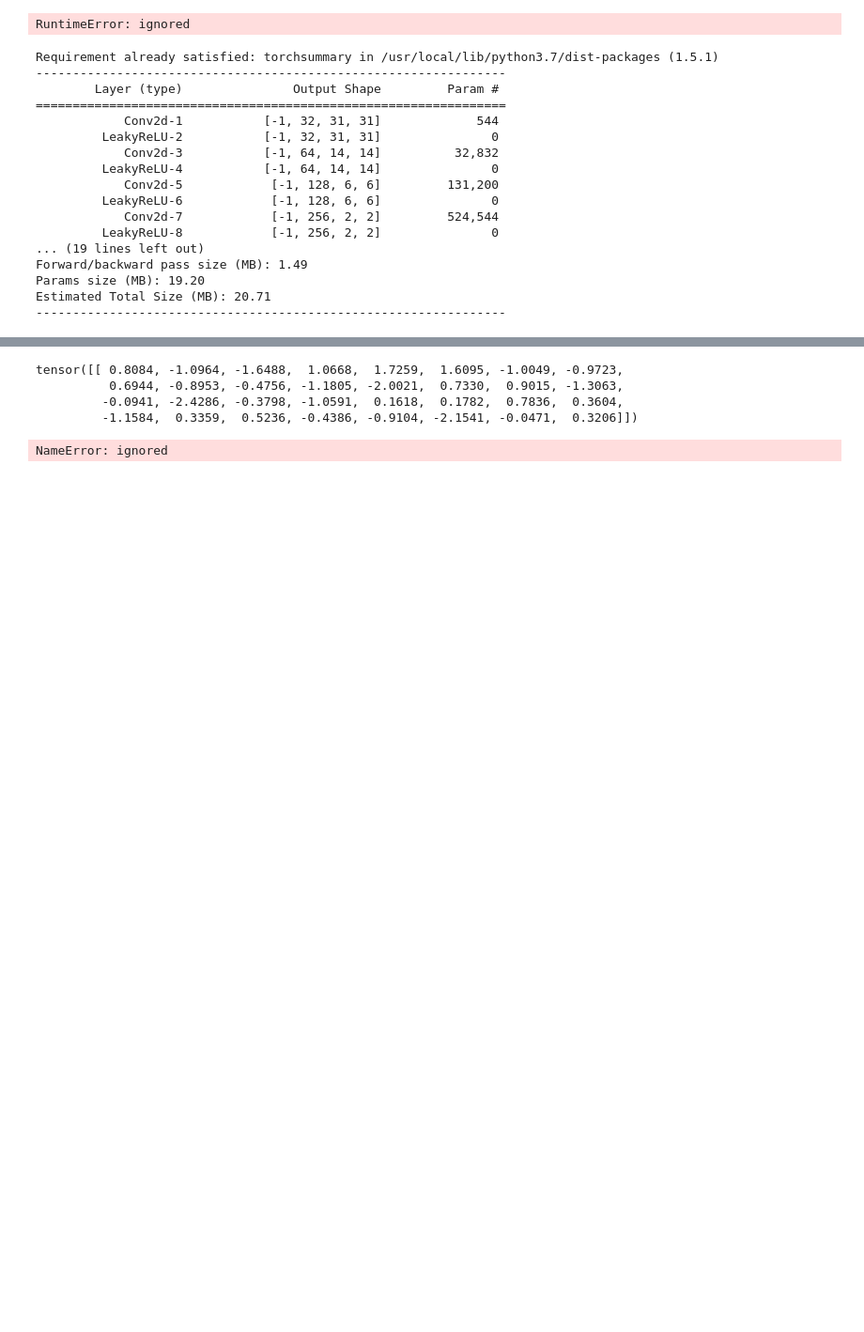
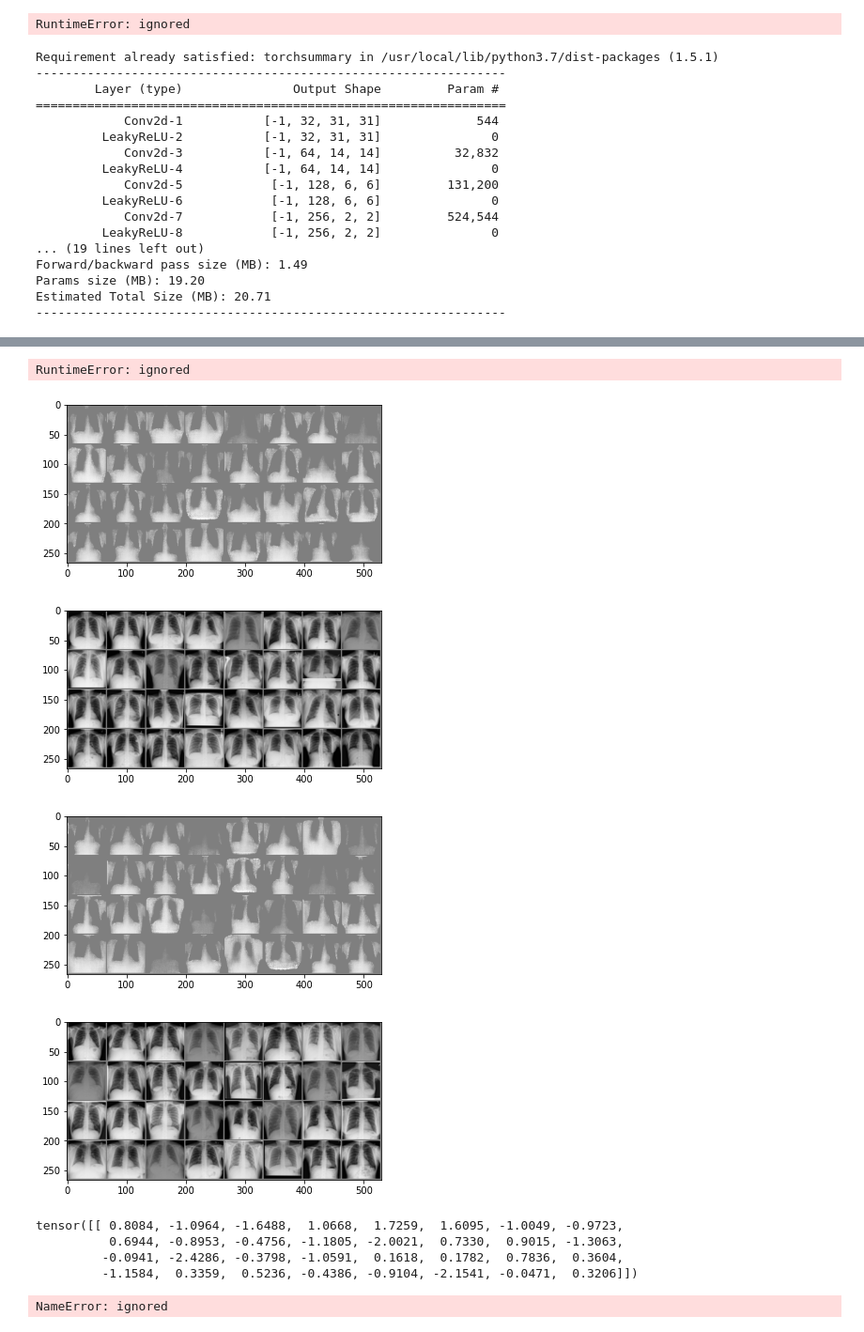
Before and after one commit to jvallalta/ia-medicina, a Jupyter notebook: VAE_Imagenes_RX_Torax.ipynb, the cells around one changed output, grey strips where cells are left out. Shown at 94% size. Cells and saved outputs as stored; diff of their text form; code cells hidden in the pictures; blank space fills up the shorter version.

```diff
--- a/VAE_Imagenes_RX_Torax.ipynb
+++ b/VAE_Imagenes_RX_Torax.ipynb
@@ -467,3 +467,6 @@ Forward/backward pass size (MB): 1.49
 Params size (MB): 19.20
 Estimated Total Size (MB): 20.71
 ----------------------------------------------------------------
+# %%
+# Cargamos modelo entrenado
+vae.load_state_dict(torch.load(ruta + '/vae1.pth'))
@@ -532,3 +542,48 @@ with torch.no_grad():
+# %%
+#start = np.array([-1.8611,  0.3629, -0.1625,  0.6801,  1.2033,  1.0312,  0.5436,  1.3066,
+#0.2905,  0.1377,  0.5122, -0.1663,  2.3431, -0.0896, -0.5873, -1.4804,
+#0.8141, -1.2197,  0.0484,  0.6414, -0.8172, -0.9543, -0.8818, -1.1465,
+#0.2720,  1.1792,  1.8410, -0.4715,  1.4380,  0.5139,  1.2099, -0.5012])
+#start = torch.randn(1,256)
+with torch.no_grad():
+  #z = torch.randn(1, 20)
+  # run only the decoder
+  #z = torch.FloatTensor(start)
+  #print(z.shape)
+  #z = z.reshape((-1, 256))
+  #z = z.to(device)
+  #z = vae.fc(z)
+  generated_images = vae(rsna_dataset[0])
+  generated_images = generated_images.view(-1, 64, 64)
+  img = generated_images.cpu()
+  img = img / 2 + 0.5#
+  plt.imshow(img, cmap='gray')
+# %% [output]
+RuntimeError: ignored
+# %%
+vae.eval()
+vectors = []
+with torch.no_grad():
+  for i, images in enumerate(testloader):
+    images = images.to(device)
+    reconstructed_image, mean, log_var = vae(images)
+    reconstructed_image = reconstructed_image.view(-1, 1, image_size, image_size)
+    temp = list(mean.tolist())
+    for x in temp:
+      vectors.append(x)
+    if(i%100 == 0):
+      show_images(reconstructed_image.cpu())
+      #img_name = images_dir + "evaluation/DCVAE/" + str(i).zfill(3)
+      # img_name = images_dir + "evaluation/VAE/" + str(i).zfill(3)
+      #plt.savefig(img_name)
+      plt.show()
+      show_images(images.cpu())
+      plt.show()
+# %% [output]
+[figure, added]
+[figure, added]
+[figure, added]
+[figure, added]
 # %%
 torch.save(vae.state_dict(), ruta + '/vae1.pth')
 # %%
```
Also changed, not shown: parts of 6 cells of this notebook.
